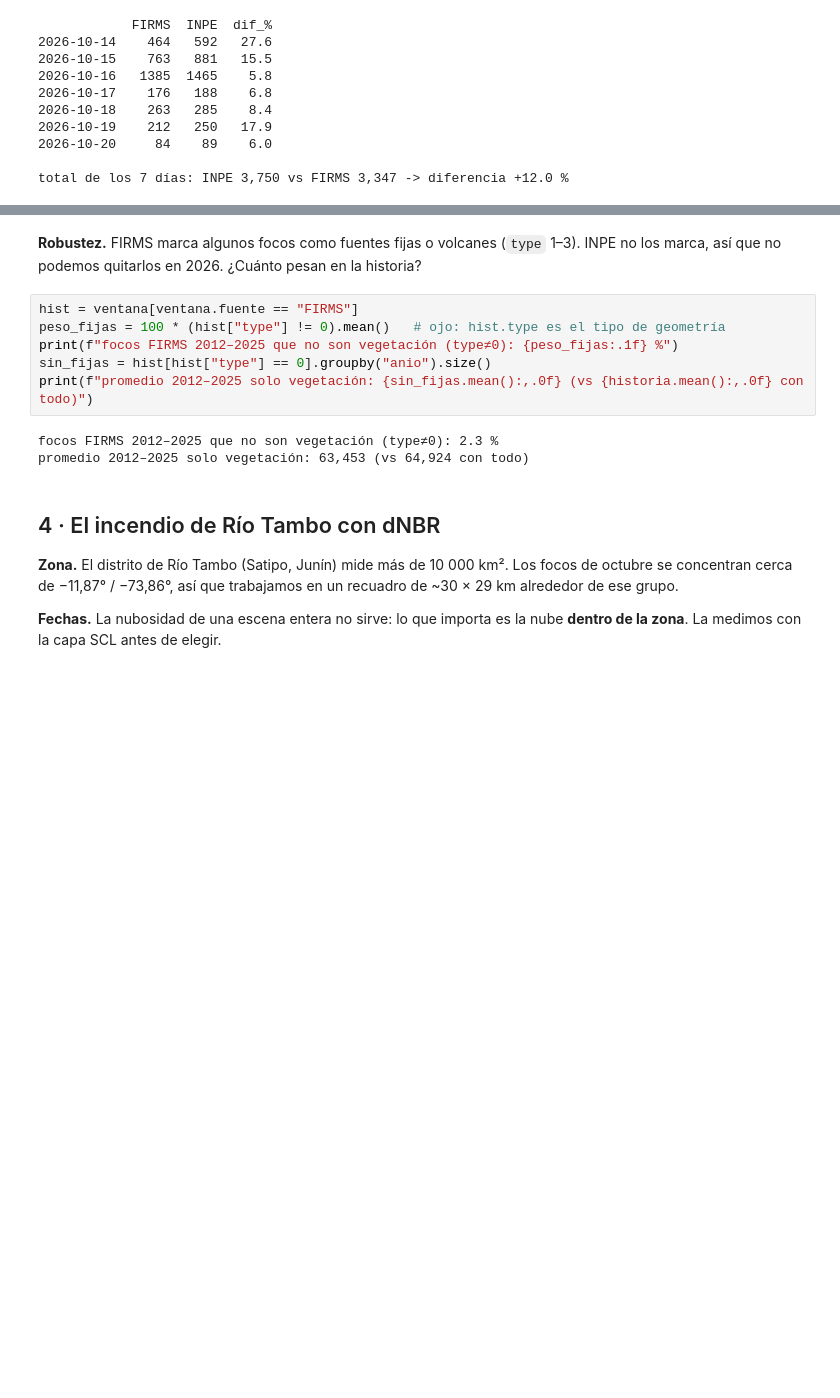
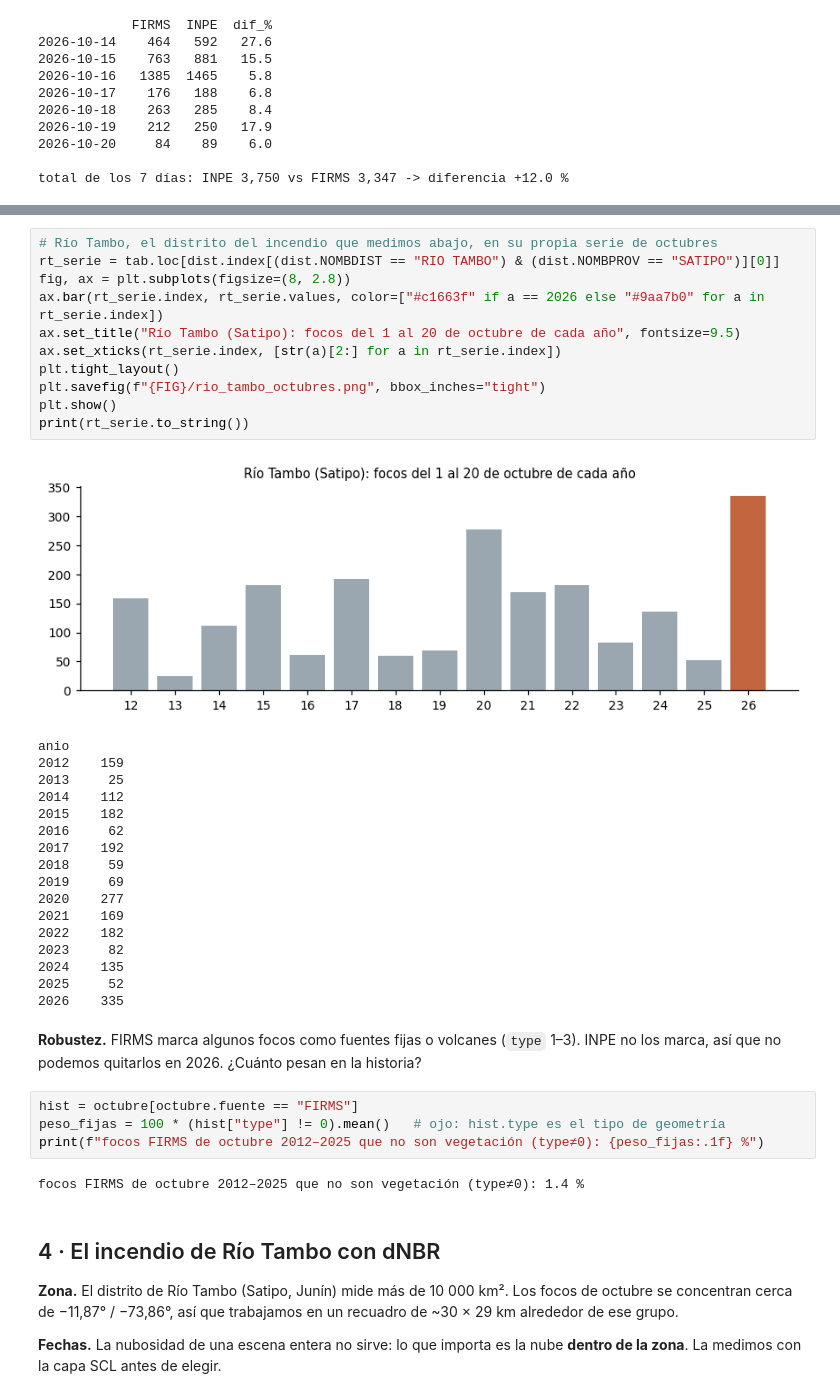
Before and after one commit to haradaoyakawahideki/Python, a Jupyter notebook: Ejercicio/incendios_2026.ipynb, the cells around one changed output, grey strips where cells are left out. Cells and saved outputs as stored; diff of their text form; blank space fills up the shorter version.

```diff
--- a/Ejercicio/incendios_2026.ipynb
+++ b/Ejercicio/incendios_2026.ipynb
@@ -212,15 +223,41 @@ plt.show()
+# %%
+# Río Tambo, el distrito del incendio que medimos abajo, en su propia serie de octubres
+rt_serie = tab.loc[dist.index[(dist.NOMBDIST == "RIO TAMBO") & (dist.NOMBPROV == "SATIPO")][0]]
+fig, ax = plt.subplots(figsize=(8, 2.8))
+ax.bar(rt_serie.index, rt_serie.values, color=["#c1663f" if a == 2026 else "#9aa7b0" for a in rt_serie.index])
+ax.set_title("Río Tambo (Satipo): focos del 1 al 20 de octubre de cada año", fontsize=9.5)
+ax.set_xticks(rt_serie.index, [str(a)[2:] for a in rt_serie.index])
+plt.tight_layout()
+plt.savefig(f"{FIG}/rio_tambo_octubres.png", bbox_inches="tight")
+plt.show()
+print(rt_serie.to_string())
+# %% [output]
+[figure, added]
+anio
+2012    159
+2013     25
+2014    112
+2015    182
+2016     62
+2017    192
+2018     59
+2019     69
+2020    277
+2021    169
+2022    182
+2023     82
+2024    135
+2025     52
+2026    335
 # %% [markdown]
 **Robustez.** FIRMS marca algunos focos como fuentes fijas o volcanes (`type` 1–3). INPE no
 los marca, así que no podemos quitarlos en 2026. ¿Cuánto pesan en la historia?
 # %%
-hist = ventana[ventana.fuente == "FIRMS"]
+hist = octubre[octubre.fuente == "FIRMS"]
 peso_fijas = 100 * (hist["type"] != 0).mean()   # ojo: hist.type es el tipo de geometría
-print(f"focos FIRMS 2012–2025 que no son vegetación (type≠0): {peso_fijas:.1f} %")
-sin_fijas = hist[hist["type"] == 0].groupby("anio").size()
-print(f"promedio 2012–2025 solo vegetación: {sin_fijas.mean():,.0f} (vs {historia.mean():,.0f} con todo)")
+print(f"focos FIRMS de octubre 2012–2025 que no son vegetación (type≠0): {peso_fijas:.1f} %")
 # %% [output]
-focos FIRMS 2012–2025 que no son vegetación (type≠0): 2.3 %
-promedio 2012–2025 solo vegetación: 63,453 (vs 64,924 con todo)
+focos FIRMS de octubre 2012–2025 que no son vegetación (type≠0): 1.4 %
 # %% [markdown]
 ## 4 · El incendio de Río Tambo con dNBR
 
```
Also changed, not shown: parts of 12 cells of this notebook, 7 other files.
